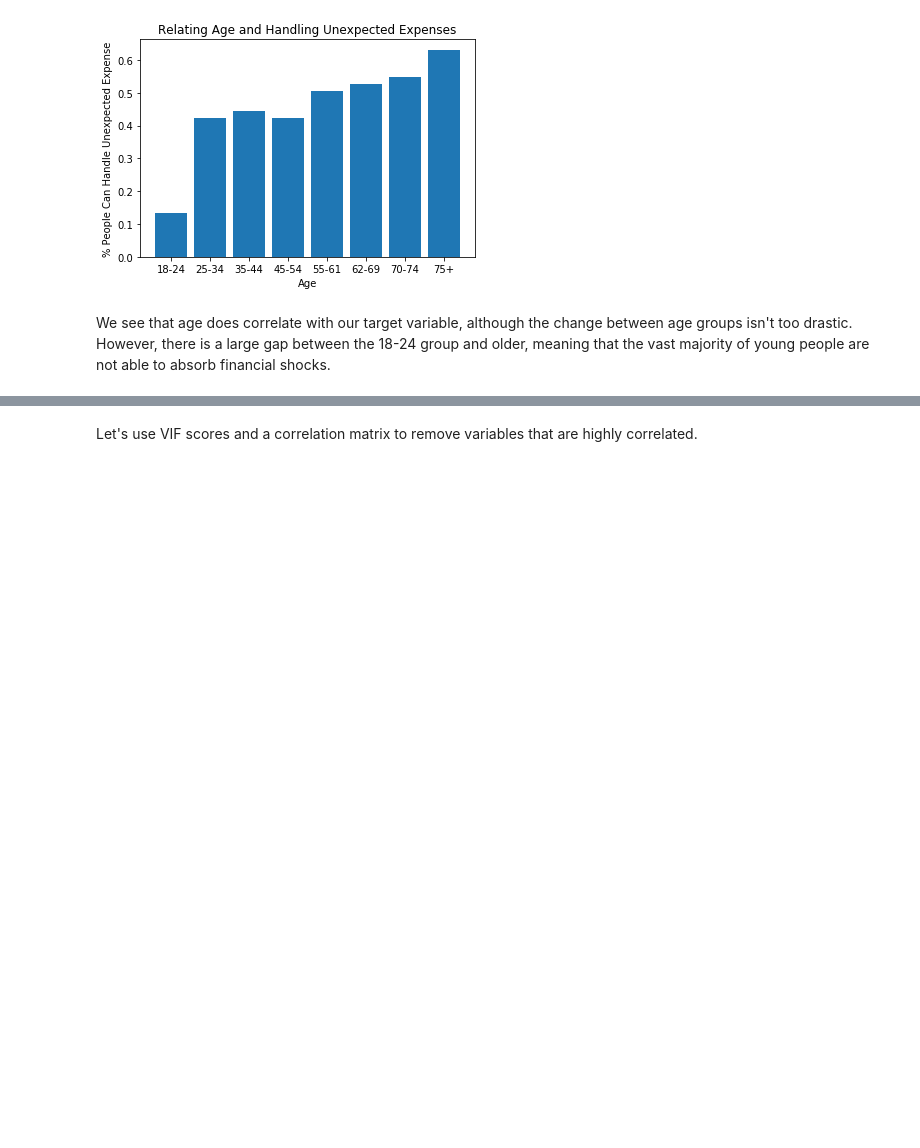
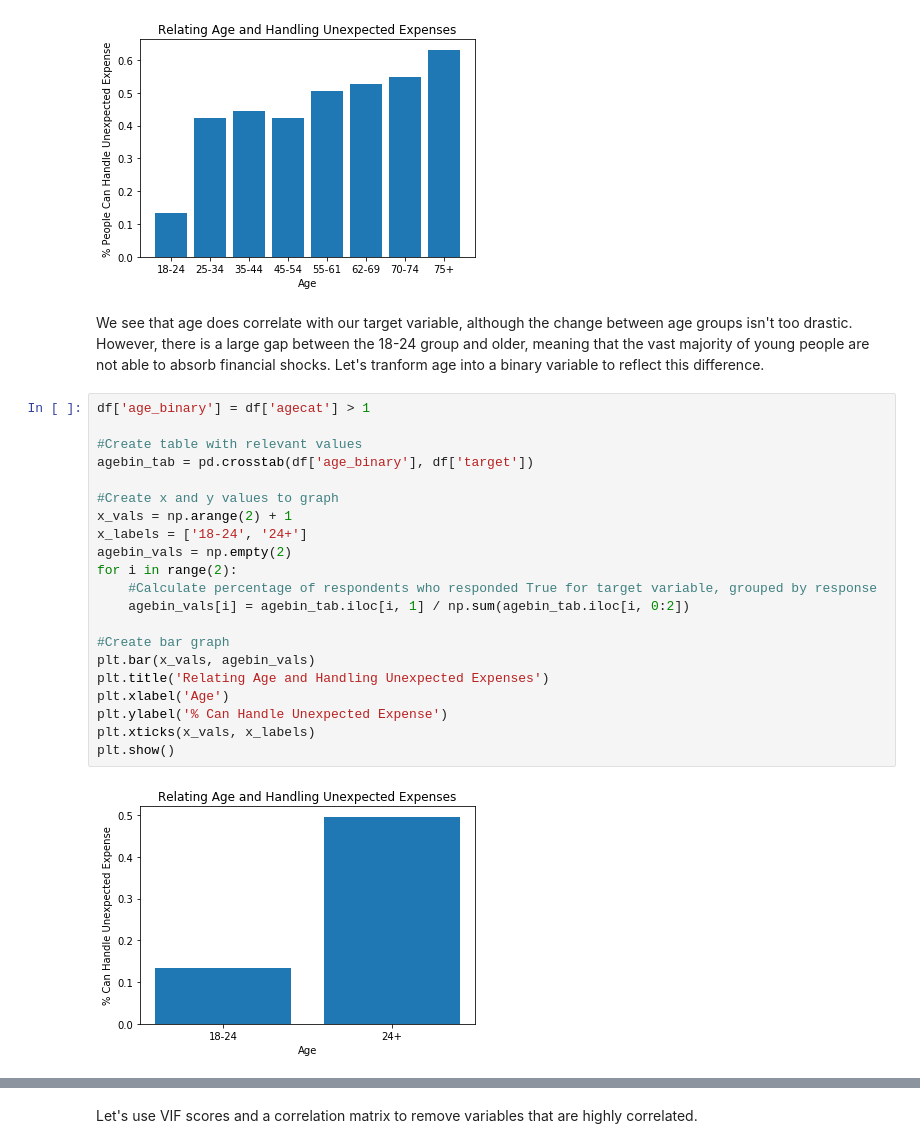
Before and after one commit to hussain-jafari/financial-well-being, a Jupyter notebook: EDA.ipynb, the cells around one changed output, grey strips where cells are left out. Drawn from its saved outputs; the diff is of its cells as text; blank space fills up the shorter version.

```diff
--- a/EDA.ipynb
+++ b/EDA.ipynb
@@ -189,4 +187,27 @@ plt.show()
 # %% [output]
 [figure]
 # %% [markdown]
-We see that age does correlate with our target variable, although the change between age groups isn't too drastic. However, there is a large gap between the 18-24 group and older, meaning that the vast majority of young people are not able to absorb financial shocks.
+We see that age does correlate with our target variable, although the change between age groups isn't too drastic. However, there is a large gap between the 18-24 group and older, meaning that the vast majority of young people are not able to absorb financial shocks. Let's tranform age into a binary variable to reflect this difference.
+# %%
+df['age_binary'] = df['agecat'] > 1
+
+#Create table with relevant values
+agebin_tab = pd.crosstab(df['age_binary'], df['target'])
+
+#Create x and y values to graph
+x_vals = np.arange(2) + 1
+x_labels = ['18-24', '24+']
+agebin_vals = np.empty(2)
+for i in range(2):
+    #Calculate percentage of respondents who responded True for target variable, grouped by response
+    agebin_vals[i] = agebin_tab.iloc[i, 1] / np.sum(agebin_tab.iloc[i, 0:2])
+
+#Create bar graph
+plt.bar(x_vals, agebin_vals)
+plt.title('Relating Age and Handling Unexpected Expenses')
+plt.xlabel('Age')
+plt.ylabel('% Can Handle Unexpected Expense')
+plt.xticks(x_vals, x_labels)
+plt.show()
+# %% [output]
+[figure, added]
```
Also changed, not shown: parts of 7 cells of this notebook.
